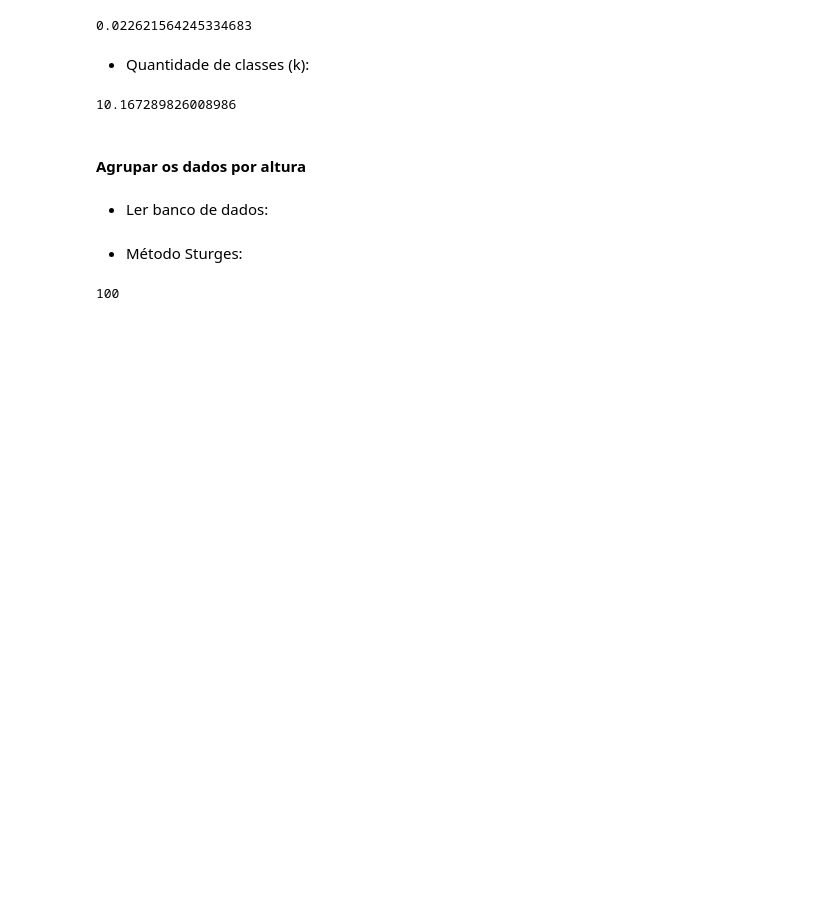
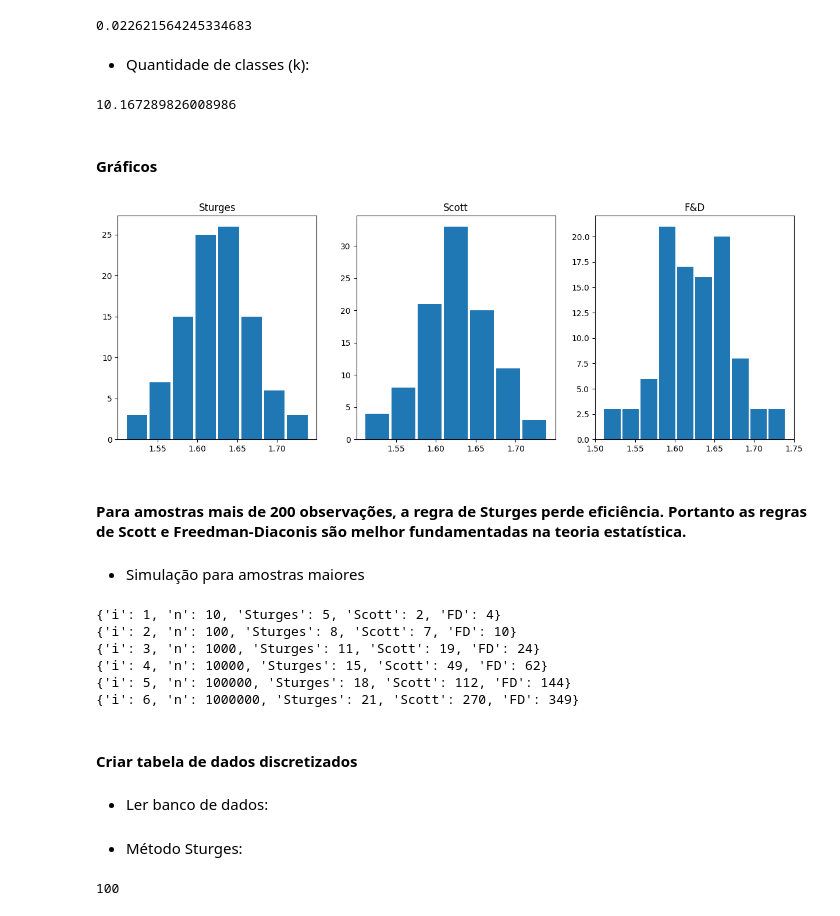
Before and after one commit to jacksonvirgili/Statistic-notebooks, a Jupyter notebook: Frequencia-Distribuicoes.ipynb, the cells around one changed output. Cells and saved outputs as stored; diff of their text form; code cells hidden in the pictures; blank space fills up the shorter version.

```diff
--- a/Frequencia-Distribuicoes.ipynb
+++ b/Frequencia-Distribuicoes.ipynb
@@ -277,8 +278,65 @@ k = R/C
 k
 # %% [output]
 10.167289826008986
-# %% [markdown]
-#### Agrupar os dados por altura
+# %% [markdown]
+#### Gráficos
+# %%
+fig, (ax1, ax2, ax3) = plt.subplots(1, 3, figsize=(15,5))
+
+ax1.hist(data['height'], bins=8, rwidth=0.9)
+ax1.set_title('Sturges')
+
+ax2.hist(data['height'], bins=7, rwidth=0.9)
+ax2.set_title('Scott')
+
+ax3.hist(data['height'], bins=10, rwidth=0.9)
+ax3.set_title('F&D')
+
+plt.show()
+# %% [output]
+[figure, added]
+# %% [markdown]
+#### Para amostras mais de 200 observações, a regra de Sturges perde eficiência. Portanto as regras de Scott e Freedman-Diaconis são melhor fundamentadas na teoria estatística.
+# %% [markdown]
+* Simulação para amostras maiores
+# %%
+ def NC(x):
+  n = len(x)
+  # Sturges (1926)
+  k_sturges = math.ceil(1 + 3.322 * math.log10(n))
+  # Scott (1979)
+  R = np.ptp(x)
+  s = np.std(x, ddof=1)
+  C_scott = 3.49 * s / n**(1/3)
+  k_scott = math.ceil(R / C_scott)
+  # Freedman-Diaconis (1981)
+  Q1 = np.quantile(x, 0.25)
+  Q3 = np.quantile(x, 0.75)
+  IQR = Q3 - Q1
+  C_FD = 2 * IQR / n**(1/3)
+  k_FD = math.ceil(R / C_FD)
+
+  return {
+      'i': i,
+      'n': n,
+      'Sturges': k_sturges,
+      'Scott': k_scott,
+      'FD': k_FD
+  }
+
+for i in range(1, 7):
+  np.random.seed(i)
+  x = np.random.normal(size=10**i)
+  print(NC(x))
+# %% [output]
+{'i': 1, 'n': 10, 'Sturges': 5, 'Scott': 2, 'FD': 4}
+{'i': 2, 'n': 100, 'Sturges': 8, 'Scott': 7, 'FD': 10}
+{'i': 3, 'n': 1000, 'Sturges': 11, 'Scott': 19, 'FD': 24}
+{'i': 4, 'n': 10000, 'Sturges': 15, 'Scott': 49, 'FD': 62}
+{'i': 5, 'n': 100000, 'Sturges': 18, 'Scott': 112, 'FD': 144}
+{'i': 6, 'n': 1000000, 'Sturges': 21, 'Scott': 270, 'FD': 349}
+# %% [markdown]
+#### Criar tabela de dados discretizados
 # %% [markdown]
 * Ler banco de dados:
 # %%
```
Also changed, not shown: parts of 16 cells of this notebook.
